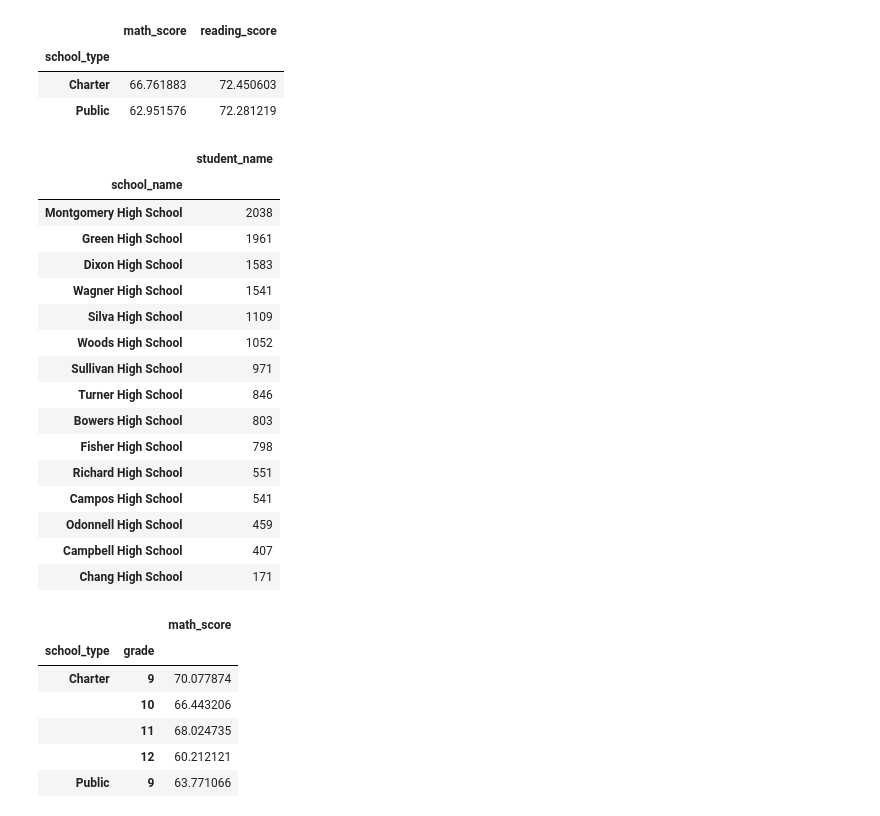
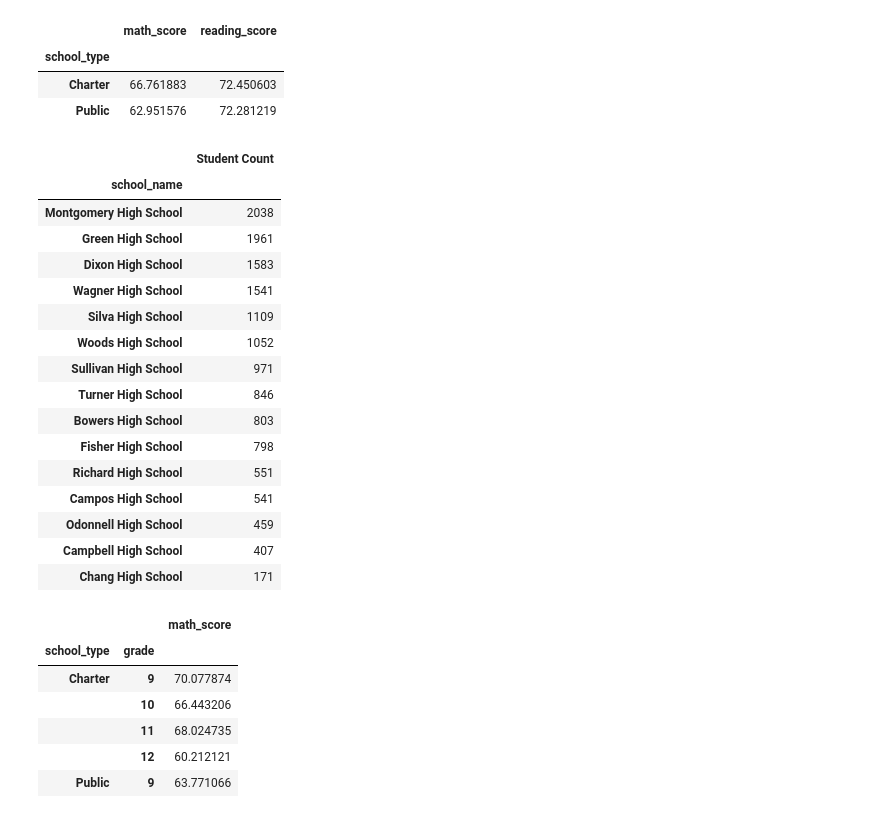
Before and after one commit to Josiebeepboop/School_District_Analysis, a Jupyter notebook: Student_Data_Challenge_Starter_Code.ipynb, the cells around one changed output. Saved outputs shown, nothing was run; the diff lists cells and outputs as text; code cells hidden in the pictures.

Commit message:
corrected column name

```diff
--- a/Student_Data_Challenge_Starter_Code.ipynb
+++ b/Student_Data_Challenge_Starter_Code.ipynb
@@ -309,10 +309,11 @@ avg_score_by_schooltype.loc[:,['math_score','reading_score']]
 # %%
 # Use the `groupby`, `count`, and `sort_values` functions to find the
 # total number of students at each school and sort from most students to least students.
-student_count_by_school = student_df.groupby("school_name").count()
-student_count_by_school.loc[:,['student_name']].sort_values('student_name',ascending=False)
+student_count_df = student_df.rename(columns={'student_name':'Student Count'})
+student_count_by_school_df = student_count_df.groupby("school_name").count()
+student_count_by_school_df.loc[:,['Student Count']].sort_values('Student Count',ascending=False)
 # %% [output]
-|  | student_name |
+|  | Student Count |
 | school_name |  |
 | Montgomery High School | 2038 |
 | Green High School | 1961 |
```
